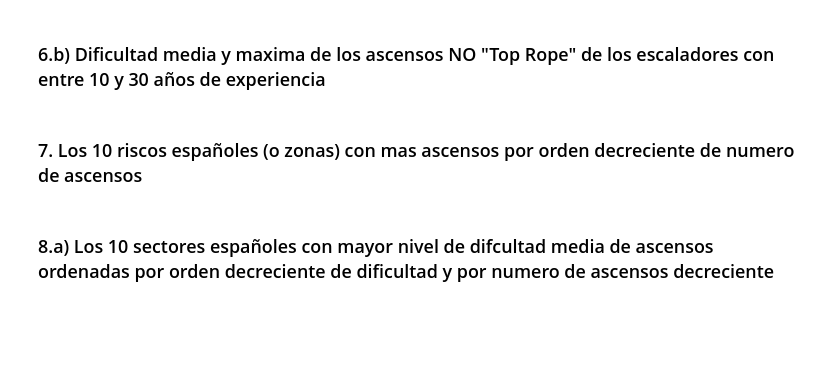
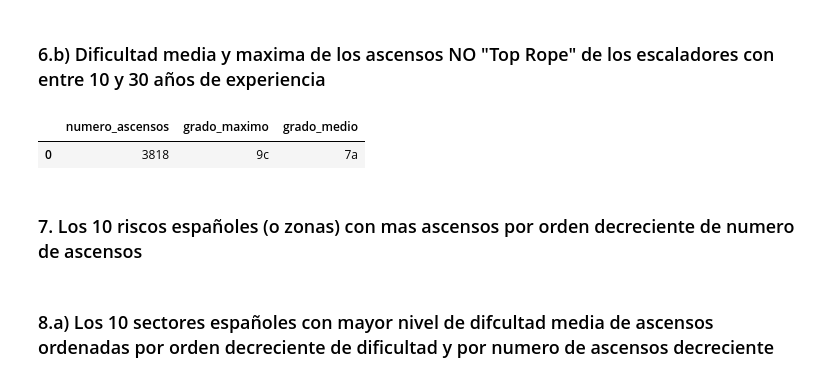
Before and after one commit to jmsanchezff/datahack_practica_bbdd, a Jupyter notebook: MongoDB.ipynb, the cells around one changed output. Saved outputs shown, nothing was run; the diff lists cells and outputs as text; code cells hidden in the pictures; blank space fills up the shorter version.

```diff
--- a/MongoDB.ipynb
+++ b/MongoDB.ipynb
@@ -344,5 +475,39 @@ df[columnas]
 # %% [markdown]
 ### 6.b) Dificultad media y maxima de los ascensos NO "Top Rope" de los escaladores con entre 10 y 30 años de experiencia
+# %%
+from bson.son import SON
+
+result = db.ascensos.aggregate([
+        { "$project" :
+            {
+                "_id" : 0,
+                "id_escalador" : 1,
+                "id_dificultad" : 1,
+                "tipo_encadenamiento" : 1,
+                "experiencia" : {"$subtract":[2017,"$anio_comienzo"]}
+            }
+        },
+        { "$match" : { "tipo_encadenamiento": { "$ne": "Toprope" } }},
+        { "$match" : { "$and" : [ {"experiencia": {"$gte": 10 }} , { "experiencia": {"$lt": 30 } }] }},
+        { "$group" : {
+                "_id" : None,
+                "numero_ascensos" : {"$sum" : 1},
+                "dificultad_media_float" : {"$avg":"$id_dificultad"},
+                "dificultad_maxima" : {"$max":"$id_dificultad"}
+            }
+        }
+    ])
+
+df = pd.DataFrame(list(result));
+
+# creo la columna de dificultad media como entero
+df['dificultad_media'] = df['dificultad_media_float'].round().astype(int)
+
+mapeaDificultadAGradoFrances(df,['dificultad_maxima', 'dificultad_media'], ['grado_maximo', 'grado_medio'])
+df[['numero_ascensos', 'grado_maximo', 'grado_medio']]
+# %% [output]
+|  | numero_ascensos | grado_maximo | grado_medio |
+| 0 | 3818 | 9c | 7a |
 # %% [markdown]
 ### 7. Los 10 riscos españoles (o zonas) con mas ascensos por orden decreciente de numero de ascensos
 # %% [markdown]
```
Also changed, not shown: parts of 14 cells of this notebook.
